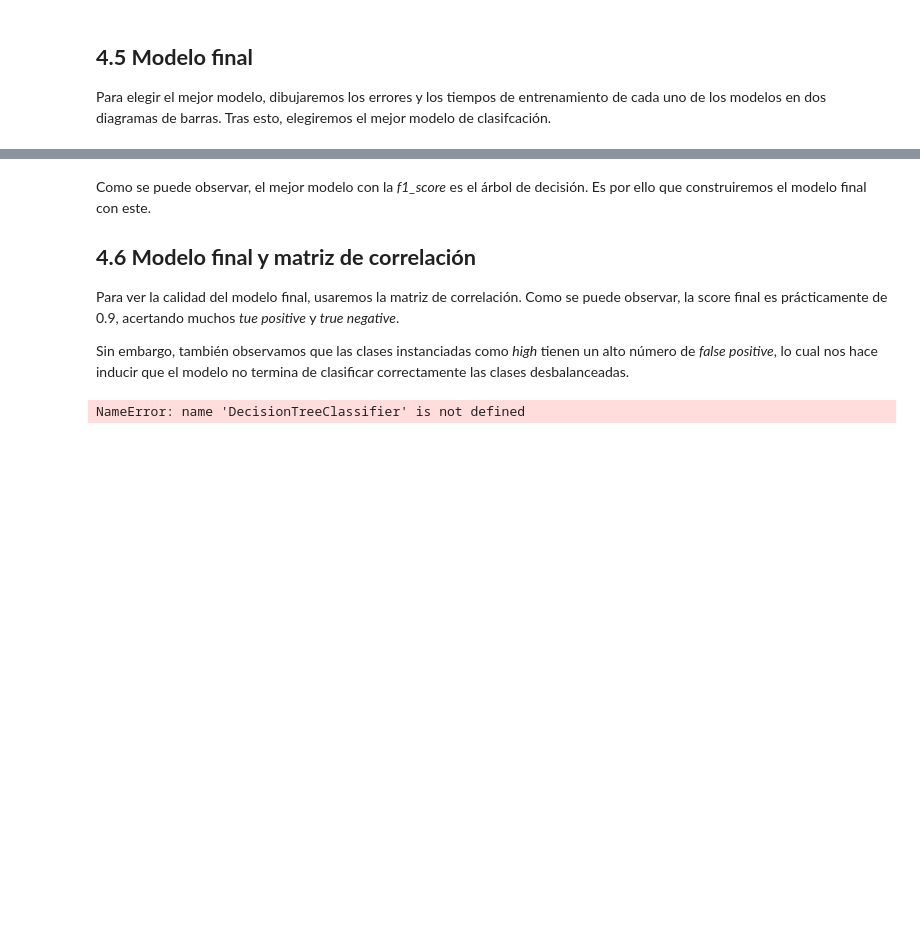
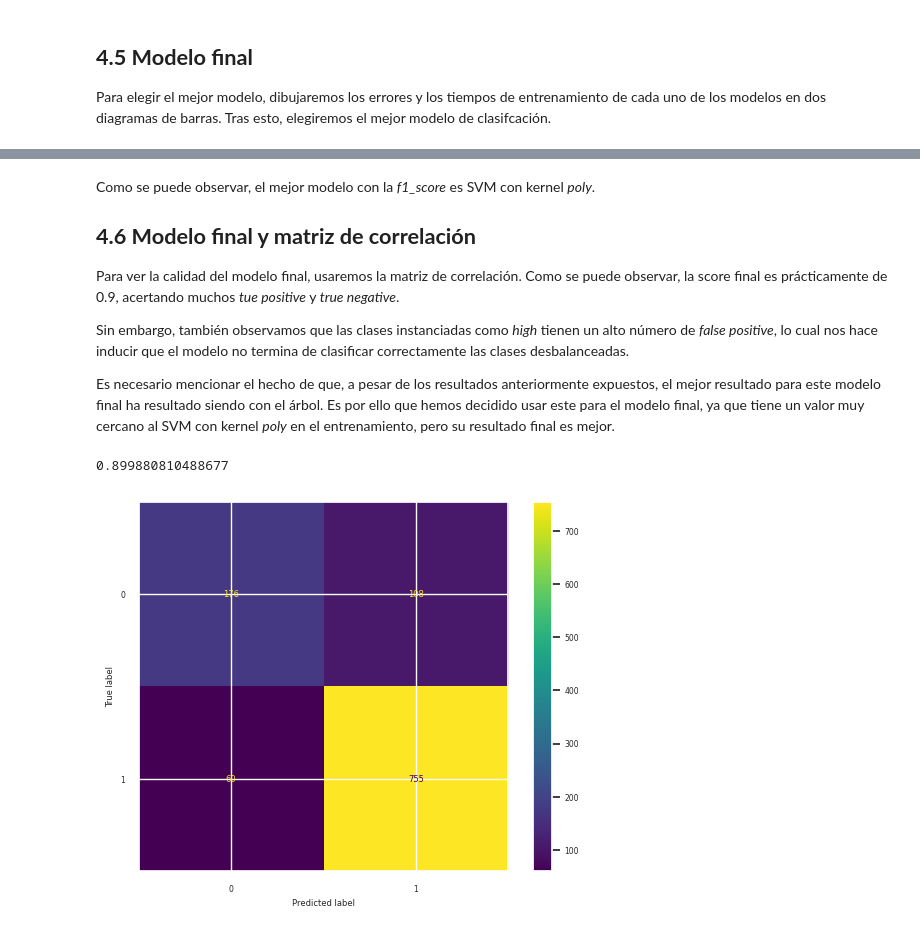
Before and after one commit to CLopMan/aprendizajeAutomatico-G03, a Jupyter notebook: AA_G03_Clasificacion.ipynb, the cells around one changed output, grey strips where cells are left out. Saved outputs shown, nothing was run; the diff lists cells and outputs as text; code cells hidden in the pictures; blank space fills up the shorter version.

```diff
--- a/AA_G03_Clasificacion.ipynb
+++ b/AA_G03_Clasificacion.ipynb
@@ -357,26 +366,26 @@ plt.show()
 # %% [markdown]
-Como se puede observar, el mejor modelo con la *f1_score* es el árbol de decisión. Es por ello que construiremos el modelo final con este.
+Como se puede observar, el mejor modelo con la *f1_score* es SVM con kernel *poly*.
 
 ## **4.6 Modelo final y matriz de correlación**
 Para ver la calidad del modelo final, usaremos la matriz de correlación. Como se puede observar, la score final es prácticamente de 0.9, acertando muchos *tue positive* y *true negative*.
 
 Sin embargo, también observamos que las clases instanciadas como *high* tienen un alto número de *false positive*, lo cual nos hace inducir que el modelo no termina de clasificar correctamente las clases desbalanceadas.
+
+Es necesario mencionar el hecho de que, a pesar de los resultados anteriormente expuestos, el mejor resultado para este modelo final ha resultado siendo con el árbol. Es por ello que hemos decidido usar este para el modelo final, ya que tiene un valor muy cercano al SVM con kernel *poly* en el entrenamiento, pero su resultado final es mejor.
 # %%
 from sklearn.metrics import f1_score
-from sklearn.metrics import accuracy_score
 from sklearn.metrics import confusion_matrix, ConfusionMatrixDisplay
 best = DecisionTreeClassifier(class_weight=None, criterion='gini', max_depth=4, min_samples_split=75, splitter='best')
 
 best.fit(X_train, Y_train)
 y_pred = best.predict(X_test)
 score = f1_score(Y_test, y_pred)
-acc = accuracy_score(Y_test, y_pred)
 matrix = confusion_matrix(Y_test, y_pred, labels=best.classes_)
 
 ConfusionMatrixDisplay(confusion_matrix=confusion_matrix(Y_test, y_pred), display_labels=best.classes_).plot()
 
 print(score)
-print(acc)
 plt.show()
 # %% [output]
-NameError: name 'DecisionTreeClassifier' is not defined
+0.899880810488677
+[figure, added]
```
Also changed, not shown: parts of 12 cells of this notebook.
